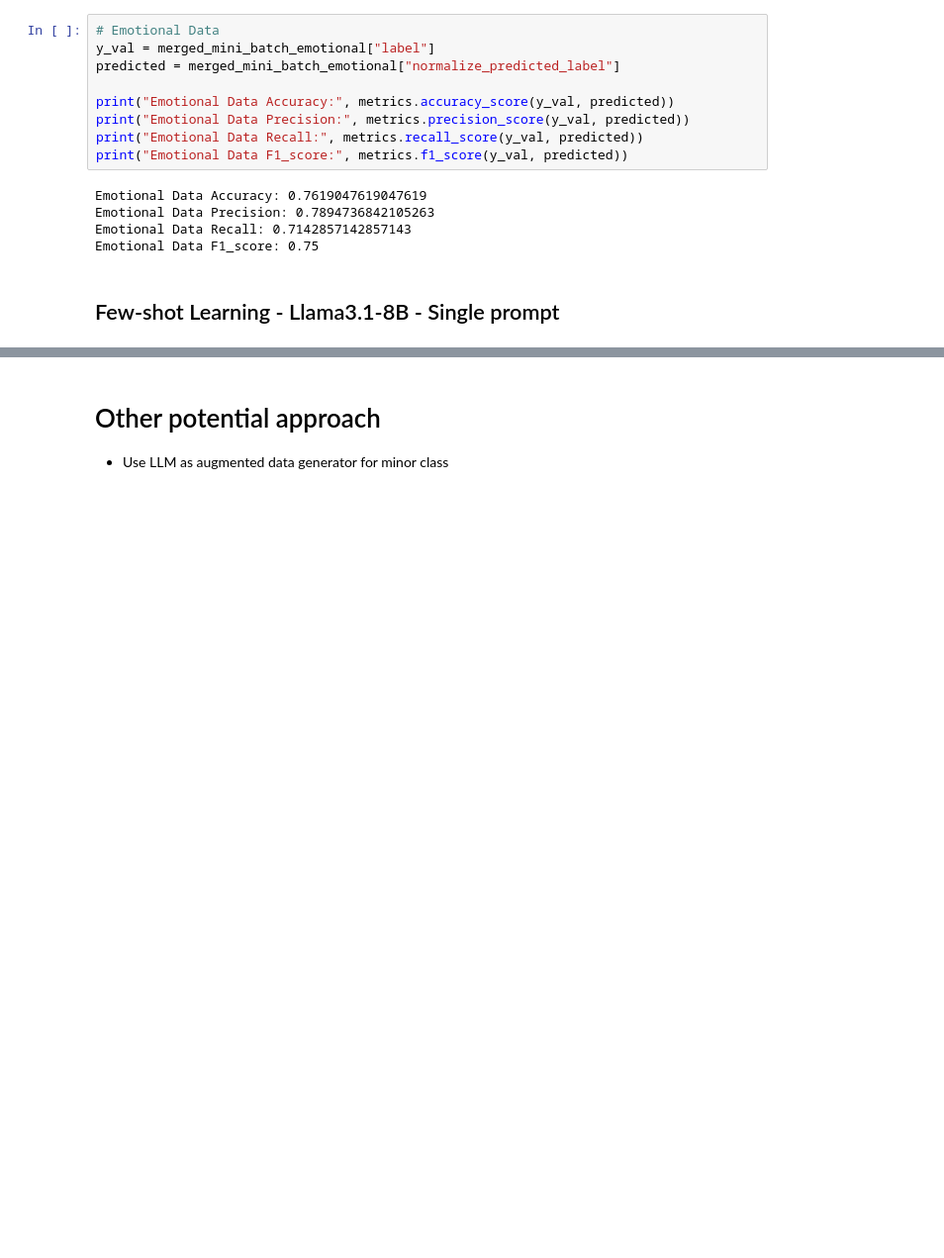
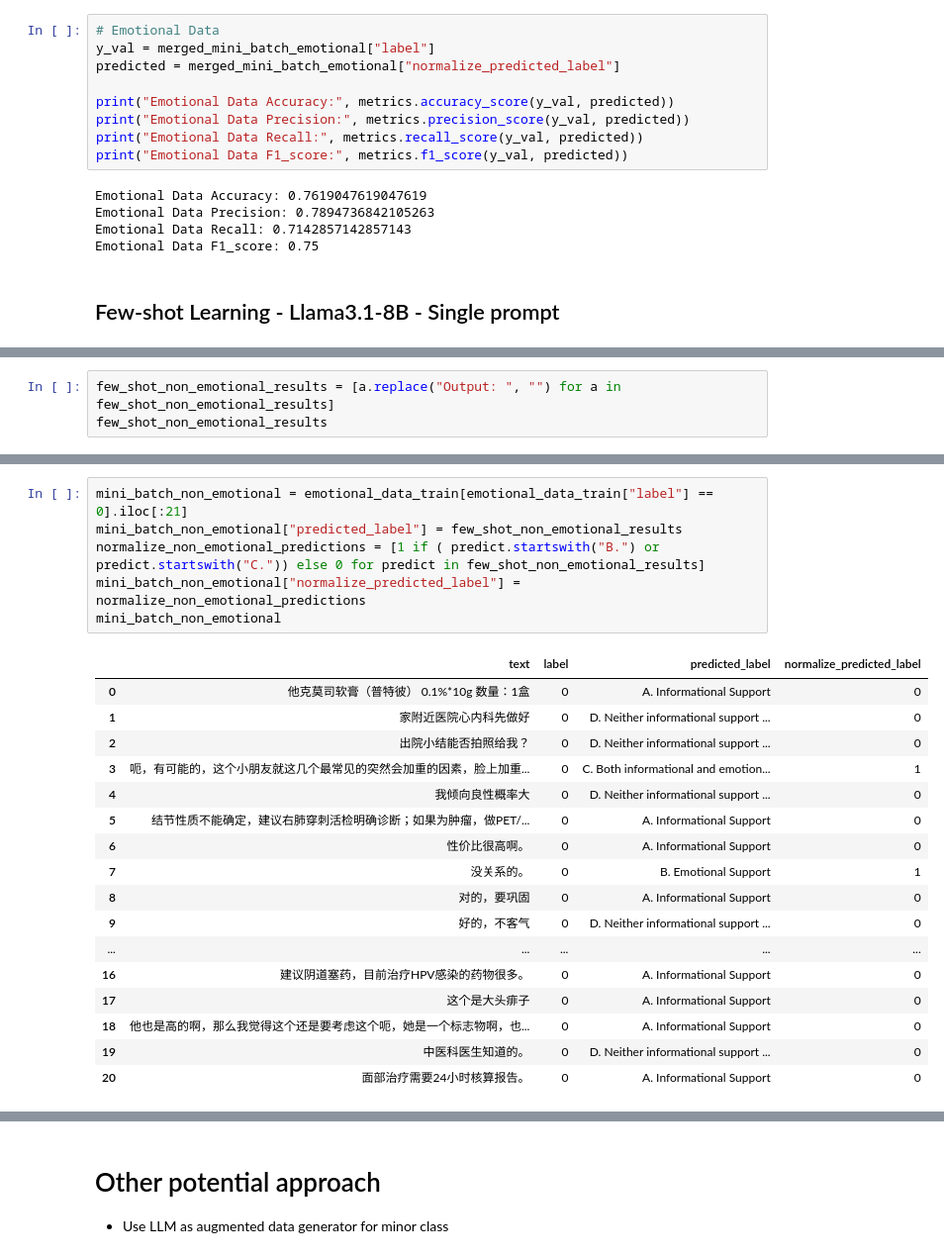
Before and after one commit to PhamVuThuNguyet/digital-healthcare-platform-data-mining, a Jupyter notebook: llms/LLM.ipynb, the cells around one changed output, grey strips where cells are left out. Shown at 99% size. Drawn from its saved outputs; the diff is of its cells as text; blank space fills up the shorter version.

```diff
--- a/llms/LLM.ipynb
+++ b/llms/LLM.ipynb
@@ -1755,0 +2103,3 @@ for i, row in informational_data_train[informational_data_train["label"] == 1].i
+# %%
+few_shot_non_emotional_results = [a.replace("Output: ", "") for a in few_shot_non_emotional_results]
+few_shot_non_emotional_results
@@ -1755,0 +2196,24 @@ for i, row in informational_data_train[informational_data_train["label"] == 1].i
+# %%
+mini_batch_non_emotional = emotional_data_train[emotional_data_train["label"] == 0].iloc[:21]
+mini_batch_non_emotional["predicted_label"] = few_shot_non_emotional_results
+normalize_non_emotional_predictions = [1 if ( predict.startswith("B.") or predict.startswith("C.")) else 0 for predict in few_shot_non_emotional_results]
+mini_batch_non_emotional["normalize_predicted_label"] = normalize_non_emotional_predictions
+mini_batch_non_emotional
+# %% [output]
+|  | text | label | predicted_label | normalize_predicted_label |
+| 0 | 他克莫司软膏（普特彼） 0.1%*10g 数量：1盒 | 0 | A. Informational Support | 0 |
+| 1 | 家附近医院心内科先做好 | 0 | D. Neither informational support ... | 0 |
+| 2 | 出院小结能否拍照给我？ | 0 | D. Neither informational support ... | 0 |
+| 3 | 呃，有可能的，这个小朋友就这几个最常见的突然会加重的因素，脸上加重... | 0 | C. Both informational and emotion... | 1 |
+| 4 | 我倾向良性概率大 | 0 | D. Neither informational support ... | 0 |
+| 5 | 结节性质不能确定，建议右肺穿刺活检明确诊断；如果为肿瘤，做PET/... | 0 | A. Informational Support | 0 |
+| 6 | 性价比很高啊。 | 0 | A. Informational Support | 0 |
+| 7 | 没关系的。 | 0 | B. Emotional Support | 1 |
+| 8 | 对的，要巩固 | 0 | A. Informational Support | 0 |
+| 9 | 好的，不客气 | 0 | D. Neither informational support ... | 0 |
+| ... | ... | ... | ... | ... |
+| 16 | 建议阴道塞药，目前治疗HPV感染的药物很多。 | 0 | A. Informational Support | 0 |
+| 17 | 这个是大头痱子 | 0 | A. Informational Support | 0 |
+| 18 | 他也是高的啊，那么我觉得这个还是要考虑这个呃，她是一个标志物啊，也... | 0 | A. Informational Support | 0 |
+| 19 | 中医科医生知道的。 | 0 | D. Neither informational support ... | 0 |
+| 20 | 面部治疗需要24小时核算报告。 | 0 | A. Informational Support | 0 |
```
Also changed, not shown: parts of 20 cells of this notebook.
